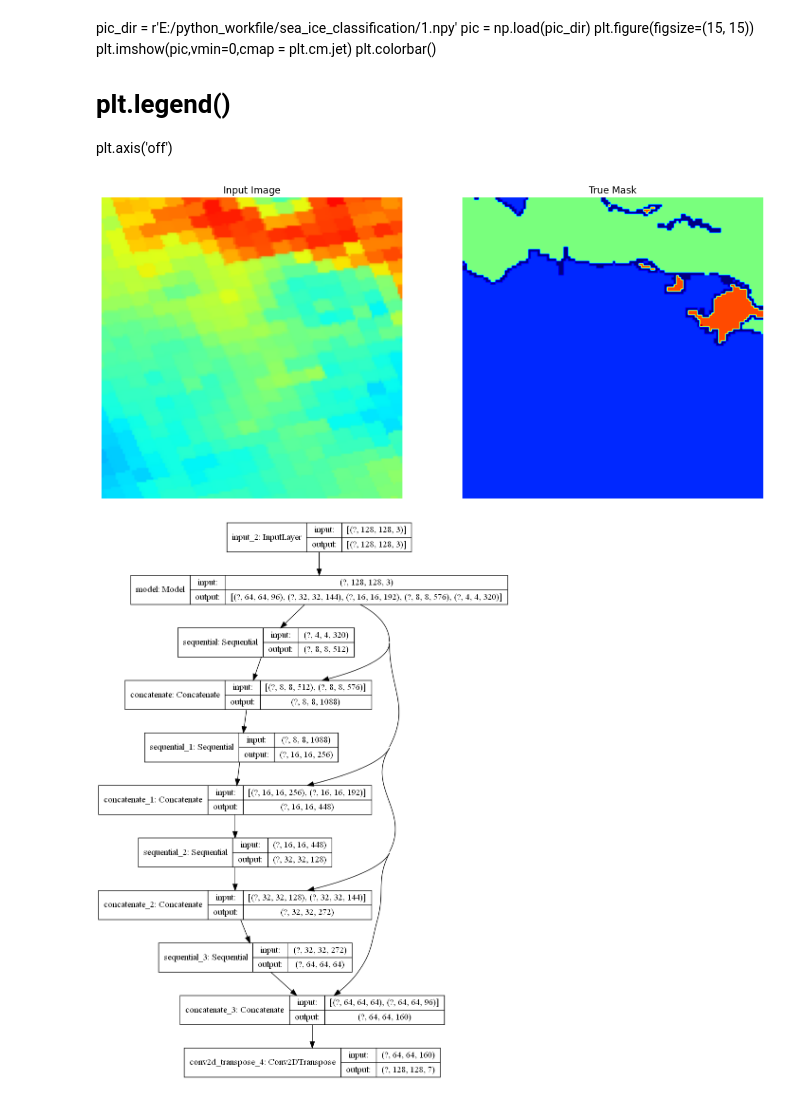
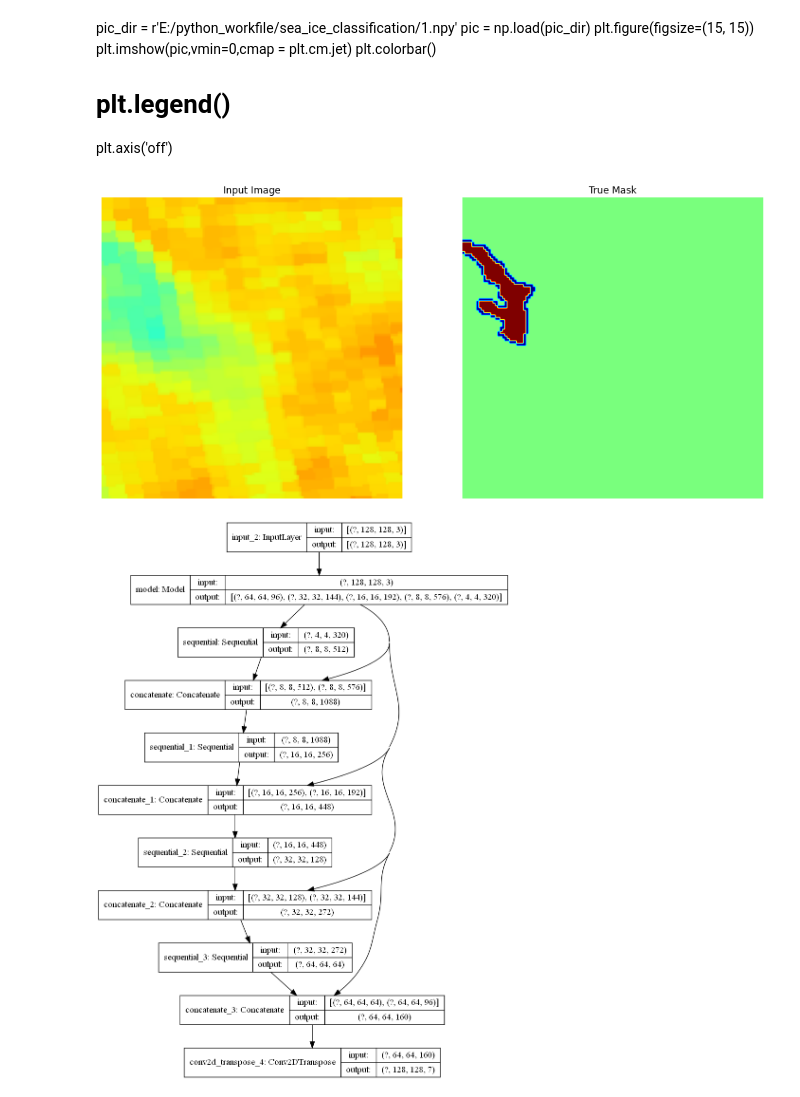
Before and after one commit to LittlematchLM/sea_ice_classification, a Jupyter notebook: train_test.ipynb, the cells around one changed output. Drawn from its saved outputs; the diff is of its cells as text; code cells hidden in the pictures.

```diff
--- a/train_test.ipynb
+++ b/train_test.ipynb
@@ -399,8 +399,8 @@ plt.colorbar()
 # plt.legend()
 plt.axis('off')
 # %%
-for image, mask in train.take(2):
+for image, mask in train.take(1):
     sample_image, sample_mask = image, mask
 display([sample_image, sample_mask])
 # %% [output]
-[figure, old version]
+[figure, new version]
```
Also changed, not shown: parts of 12 cells of this notebook, 4 other files.
